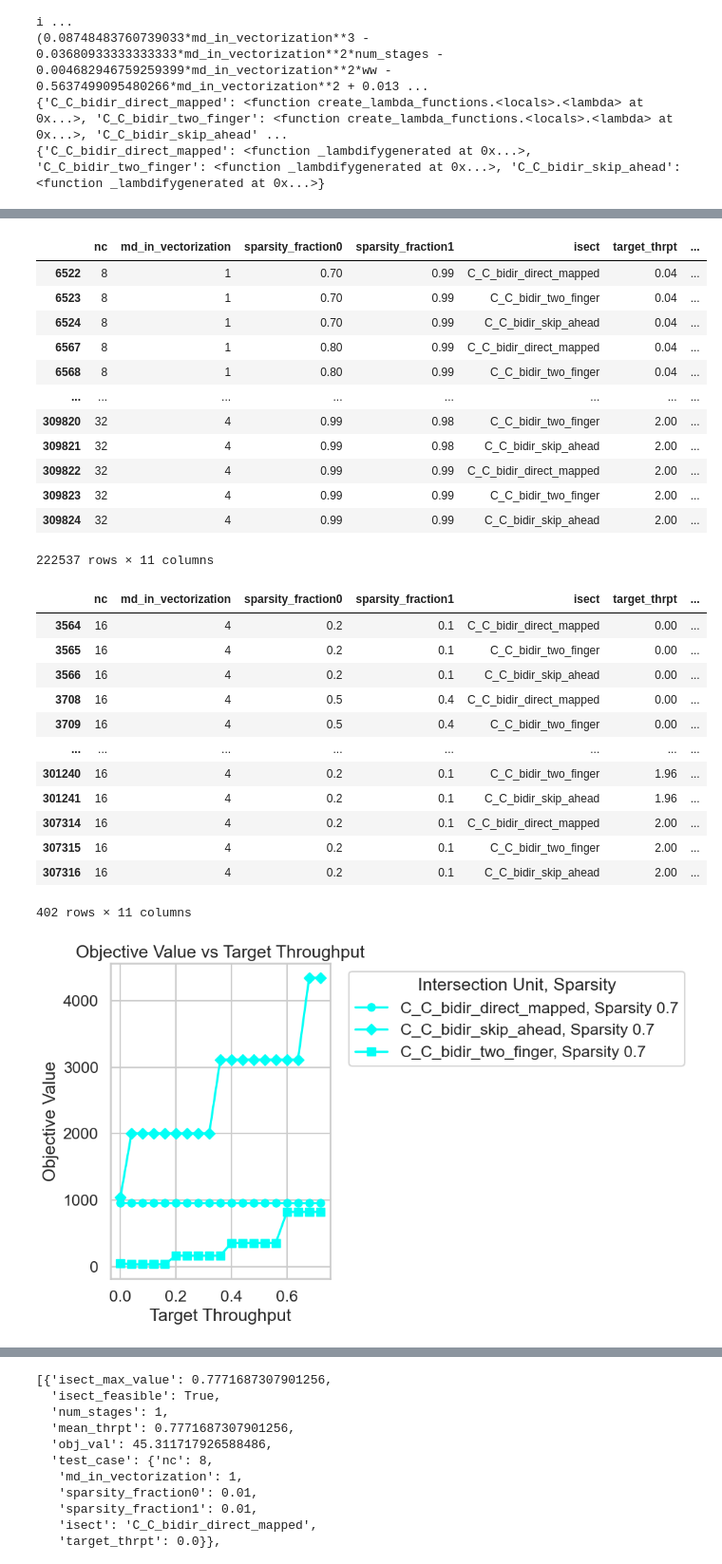
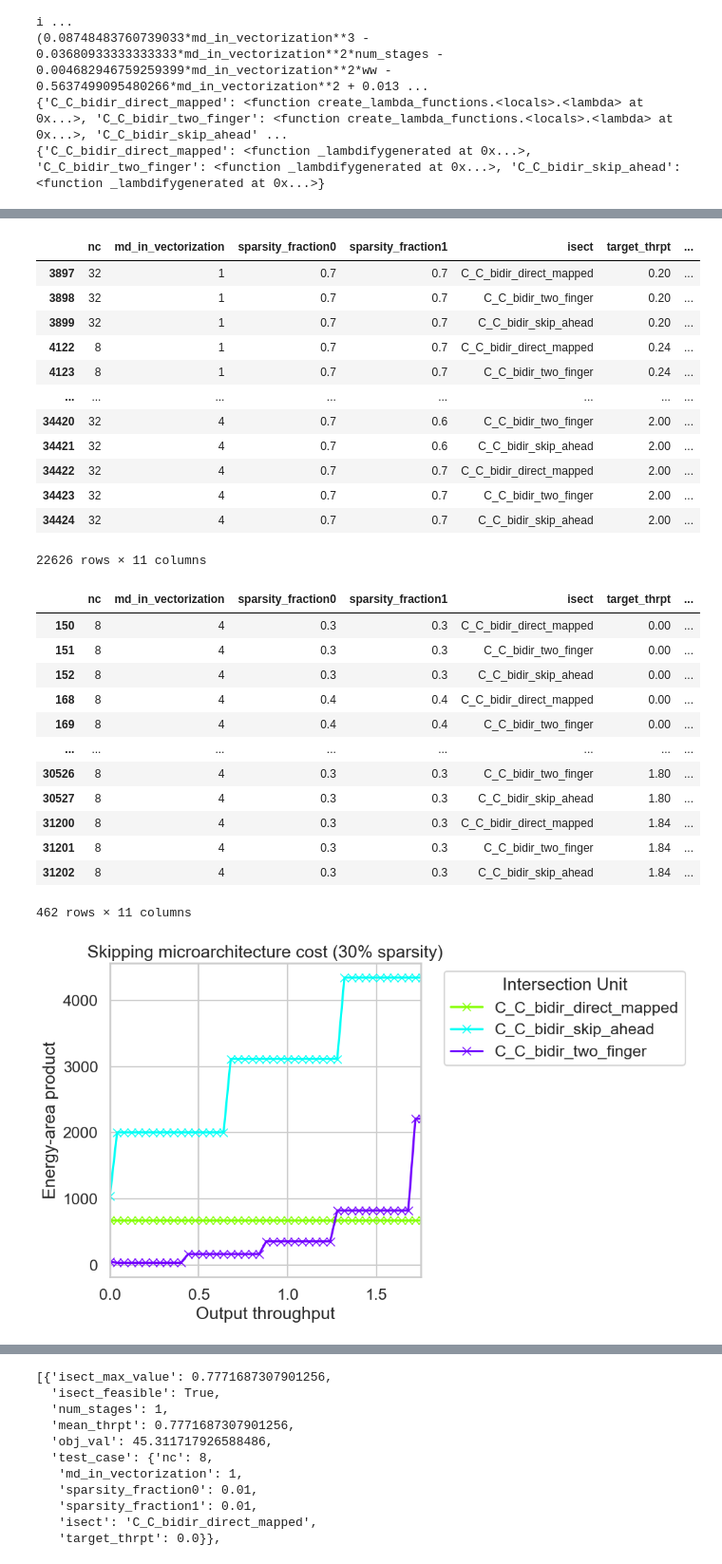
Before and after one commit to abf149/saftool, a Jupyter notebook: src/case_studies/saf_attributes/saf_attributes.ipynb, the cells around one changed output, grey strips where cells are left out. Shown at 95% size. Cells and saved outputs as stored; diff of their text form; code cells hidden in the pictures.

```diff
--- a/src/case_studies/saf_attributes/saf_attributes.ipynb
+++ b/src/case_studies/saf_attributes/saf_attributes.ipynb
@@ -556,8 +558,8 @@ test_case_list=[
                             for md_in_vectorization in [1,2,4] \
 #                                for sparsity_fraction0 in [0.3,0.4,0.5,0.6,0.7] \
 #                                    for sparsity_fraction1 in [0.3,0.4,0.5,0.6,0.7] \
-                                for sparsity_fraction0 in [0.01,0.02,0.05,0.1,0.2,0.3,0.4,0.5,0.6,0.7,0.8,0.9,0.95,0.98,0.99] \
-                                    for sparsity_fraction1 in [0.01,0.02,0.05,0.1,0.2,0.3,0.4,0.5,0.6,0.7,0.8,0.9,0.95,0.98,0.99] \
+                                for sparsity_fraction0 in [0.3,0.4,0.5,0.6,0.7] \
+                                    for sparsity_fraction1 in [0.3,0.4,0.5,0.6,0.7] \
                                         for isect in intersection_units
                 ]
 result_list=[]
@@ -702,18 +704,18 @@ df_filtered_feasible = df[df['isect_feasible'] == False]
 df_filtered_feasible
 # %% [output]
 |  | nc | md_in_vectorization | sparsity_fraction0 | sparsity_fraction1 | isect | target_thrpt | ... |
-| 6522 | 8 | 1 | 0.70 | 0.99 | C_C_bidir_direct_mapped | 0.04 | ... |
-| 6523 | 8 | 1 | 0.70 | 0.99 | C_C_bidir_two_finger | 0.04 | ... |
-| 6524 | 8 | 1 | 0.70 | 0.99 | C_C_bidir_skip_ahead | 0.04 | ... |
-| 6567 | 8 | 1 | 0.80 | 0.99 | C_C_bidir_direct_mapped | 0.04 | ... |
-| 6568 | 8 | 1 | 0.80 | 0.99 | C_C_bidir_two_finger | 0.04 | ... |
+| 3897 | 32 | 1 | 0.7 | 0.7 | C_C_bidir_direct_mapped | 0.20 | ... |
+| 3898 | 32 | 1 | 0.7 | 0.7 | C_C_bidir_two_finger | 0.20 | ... |
+| 3899 | 32 | 1 | 0.7 | 0.7 | C_C_bidir_skip_ahead | 0.20 | ... |
+| 4122 | 8 | 1 | 0.7 | 0.7 | C_C_bidir_direct_mapped | 0.24 | ... |
+| 4123 | 8 | 1 | 0.7 | 0.7 | C_C_bidir_two_finger | 0.24 | ... |
 | ... | ... | ... | ... | ... | ... | ... | ... |
-| 309820 | 32 | 4 | 0.99 | 0.98 | C_C_bidir_two_finger | 2.00 | ... |
-| 309821 | 32 | 4 | 0.99 | 0.98 | C_C_bidir_skip_ahead | 2.00 | ... |
-| 309822 | 32 | 4 | 0.99 | 0.99 | C_C_bidir_direct_mapped | 2.00 | ... |
-| 309823 | 32 | 4 | 0.99 | 0.99 | C_C_bidir_two_finger | 2.00 | ... |
-| 309824 | 32 | 4 | 0.99 | 0.99 | C_C_bidir_skip_ahead | 2.00 | ... |
+| 34420 | 32 | 4 | 0.7 | 0.6 | C_C_bidir_two_finger | 2.00 | ... |
+| 34421 | 32 | 4 | 0.7 | 0.6 | C_C_bidir_skip_ahead | 2.00 | ... |
+| 34422 | 32 | 4 | 0.7 | 0.7 | C_C_bidir_direct_mapped | 2.00 | ... |
+| 34423 | 32 | 4 | 0.7 | 0.7 | C_C_bidir_two_finger | 2.00 | ... |
+| 34424 | 32 | 4 | 0.7 | 0.7 | C_C_bidir_skip_ahead | 2.00 | ... |
-222537 rows × 11 columns
+22626 rows × 11 columns
 # %%
 def plot_objective_vs_target_thrpt(df):
     """
@@ -769,24 +820,24 @@ def plot_objective_vs_target_thrpt(df):
 # %%
 # df[df['isect_feasible'] == False]
 
-df_filt=filter_dataframe(df, 16, 4)
+df_filt=filter_dataframe(df, 8, 4)
 df_filt
 # %% [output]
 |  | nc | md_in_vectorization | sparsity_fraction0 | sparsity_fraction1 | isect | target_thrpt | ... |
-| 3564 | 16 | 4 | 0.2 | 0.1 | C_C_bidir_direct_mapped | 0.00 | ... |
-| 3565 | 16 | 4 | 0.2 | 0.1 | C_C_bidir_two_finger | 0.00 | ... |
-| 3566 | 16 | 4 | 0.2 | 0.1 | C_C_bidir_skip_ahead | 0.00 | ... |
-| 3708 | 16 | 4 | 0.5 | 0.4 | C_C_bidir_direct_mapped | 0.00 | ... |
-| 3709 | 16 | 4 | 0.5 | 0.4 | C_C_bidir_two_finger | 0.00 | ... |
+| 150 | 8 | 4 | 0.3 | 0.3 | C_C_bidir_direct_mapped | 0.00 | ... |
+| 151 | 8 | 4 | 0.3 | 0.3 | C_C_bidir_two_finger | 0.00 | ... |
+| 152 | 8 | 4 | 0.3 | 0.3 | C_C_bidir_skip_ahead | 0.00 | ... |
+| 168 | 8 | 4 | 0.4 | 0.4 | C_C_bidir_direct_mapped | 0.00 | ... |
+| 169 | 8 | 4 | 0.4 | 0.4 | C_C_bidir_two_finger | 0.00 | ... |
 | ... | ... | ... | ... | ... | ... | ... | ... |
-| 301240 | 16 | 4 | 0.2 | 0.1 | C_C_bidir_two_finger | 1.96 | ... |
-| 301241 | 16 | 4 | 0.2 | 0.1 | C_C_bidir_skip_ahead | 1.96 | ... |
-| 307314 | 16 | 4 | 0.2 | 0.1 | C_C_bidir_direct_mapped | 2.00 | ... |
-| 307315 | 16 | 4 | 0.2 | 0.1 | C_C_bidir_two_finger | 2.00 | ... |
-| 307316 | 16 | 4 | 0.2 | 0.1 | C_C_bidir_skip_ahead | 2.00 | ... |
+| 30526 | 8 | 4 | 0.3 | 0.3 | C_C_bidir_two_finger | 1.80 | ... |
+| 30527 | 8 | 4 | 0.3 | 0.3 | C_C_bidir_skip_ahead | 1.80 | ... |
+| 31200 | 8 | 4 | 0.3 | 0.3 | C_C_bidir_direct_mapped | 1.84 | ... |
+| 31201 | 8 | 4 | 0.3 | 0.3 | C_C_bidir_two_finger | 1.84 | ... |
+| 31202 | 8 | 4 | 0.3 | 0.3 | C_C_bidir_skip_ahead | 1.84 | ... |
-402 rows × 11 columns
+462 rows × 11 columns
 # %%
 # df[df['isect_feasible'] == False]
-plot_objective_vs_target_thrpt(df_filt[df_filt['sparsity_fraction0']==0.7])
+plot_objective_vs_target_thrpt_narrow(df_filt[df_filt['sparsity_fraction0']==0.3],x_max=1.75, x_label='Output throughput', y_label='Energy-area product', title='Skipping microarchitecture cost (30% sparsity)')
 # %% [output]
-[figure, old version]
+[figure, new version]
```
Also changed, not shown: parts of 14 cells of this notebook, 1 other file.
